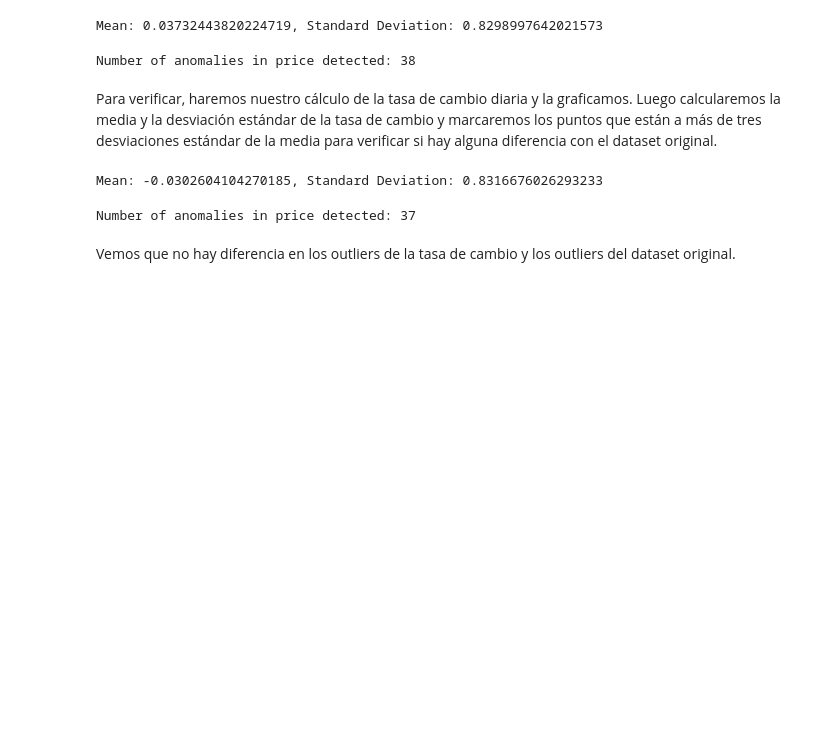
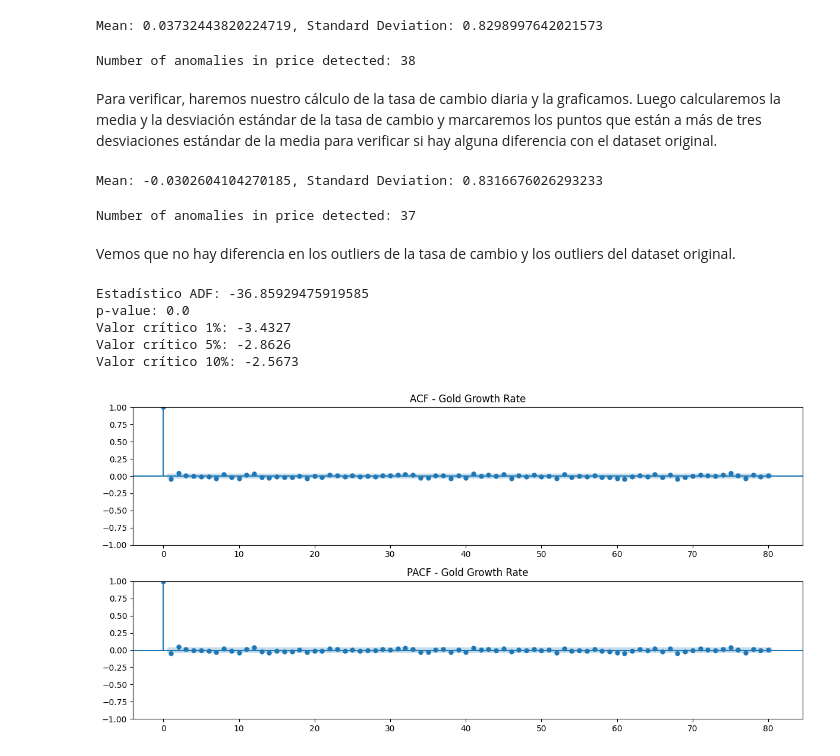
Before and after one commit to jariel17/time-series-analysis-gold, a Jupyter notebook: eda_price_change.ipynb, the cells around one changed output. Cells and saved outputs as stored; diff of their text form; code cells hidden in the pictures; blank space fills up the shorter version.

```diff
--- a/eda_price_change.ipynb
+++ b/eda_price_change.ipynb
@@ -353,0 +424,29 @@ fig.show()
+# %%
+print("Estadístico ADF:", result[0])
+print("p-value:", result[1])
+for key, value in result[4].items():
+    print(f'Valor crítico {key}: {value:.4f}')
+# %% [output]
+Estadístico ADF: -36.85929475919585
+p-value: 0.0
+Valor crítico 1%: -3.4327
+Valor crítico 5%: -2.8626
+Valor crítico 10%: -2.5673
+# %%
+# Drop missing or infinite values from the series
+growth_rate_clean = gold_dataset['Growth_Rate'].replace([np.inf, -np.inf], np.nan).dropna()
+
+fig, axs = plt.subplots(2, 1, figsize=(12, 6))
+
+# ACF plot (for MA terms)
+plot_acf(growth_rate_clean, ax=axs[0], lags=80)
+axs[0].set_title('ACF - Gold Growth Rate')
+
+# PACF plot (for AR terms)
+plot_pacf(growth_rate_clean, ax=axs[1], lags=80, method='ols')
+axs[1].set_title('PACF - Gold Growth Rate')
+
+plt.tight_layout()
+plt.show()
+# %% [output]
+[figure, added]
```
Also changed, not shown: parts of 3 cells of this notebook, 1 other file.
